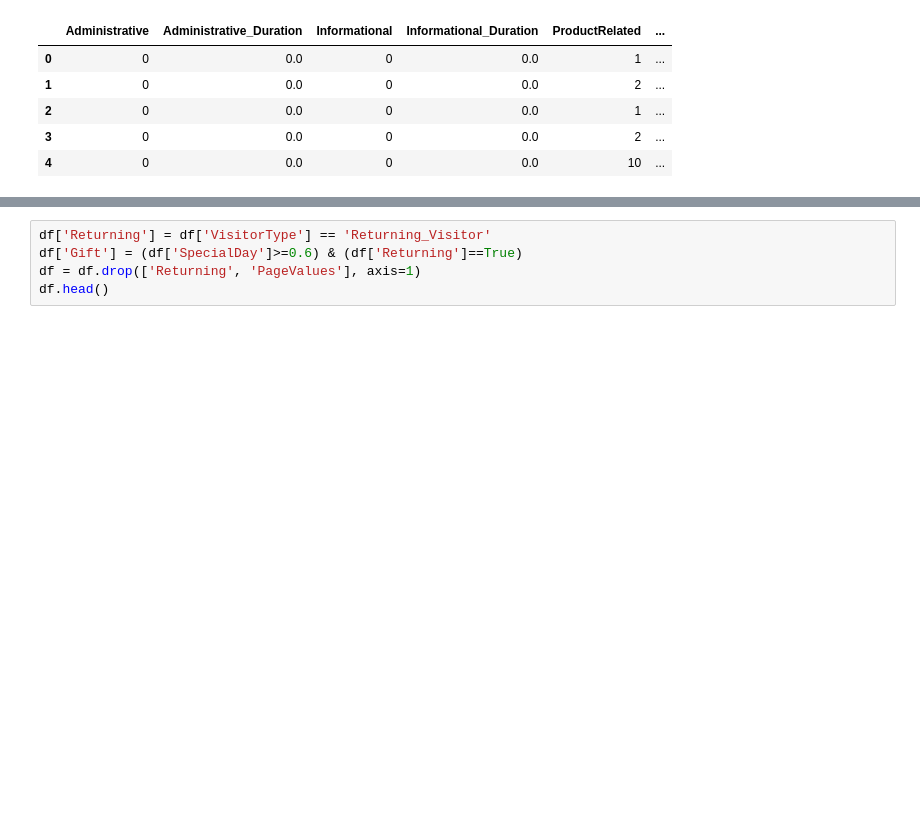
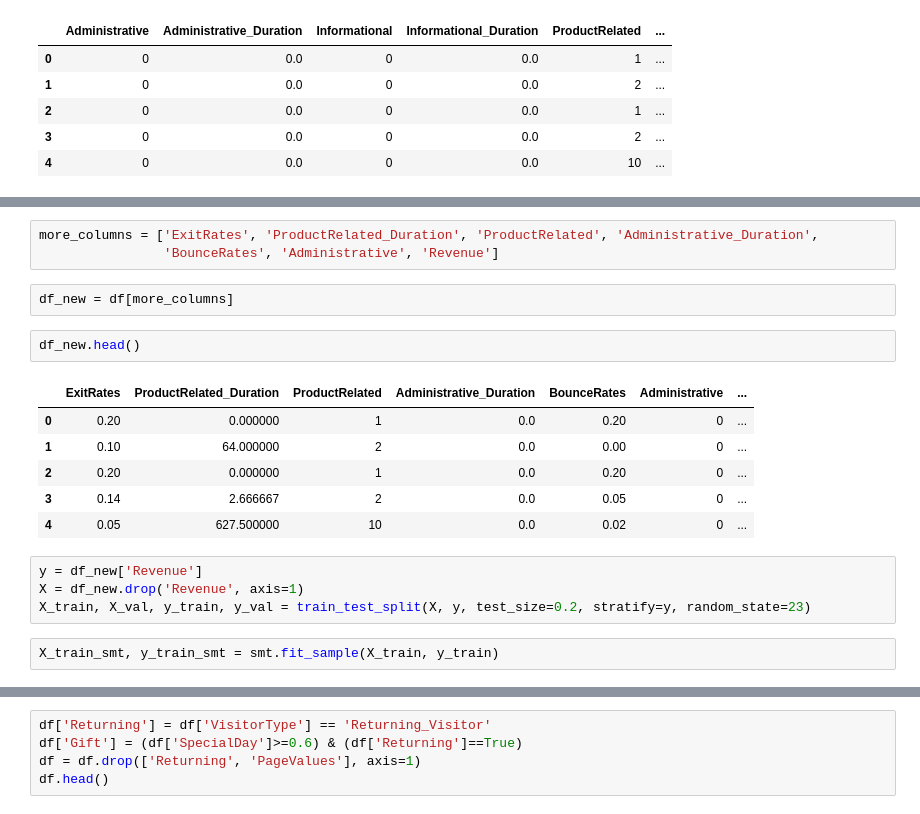
Before and after one commit to AndrewArnett/BuildWeek2, a Jupyter notebook: Build_Week_2.ipynb, the cells around one changed output, grey strips where cells are left out. Saved outputs shown, nothing was run; the diff lists cells and outputs as text; blank space fills up the shorter version.

```diff
--- a/Build_Week_2.ipynb
+++ b/Build_Week_2.ipynb
@@ -65,0 +113,20 @@ df.head()
+# %%
+more_columns = ['ExitRates', 'ProductRelated_Duration', 'ProductRelated', 'Administrative_Duration',
+                'BounceRates', 'Administrative', 'Revenue']
+# %%
+df_new = df[more_columns]
+# %%
+df_new.head()
+# %% [output]
+|  | ExitRates | ProductRelated_Duration | ProductRelated | Administrative_Duration | BounceRates | Administrative | ... |
+| 0 | 0.20 | 0.000000 | 1 | 0.0 | 0.20 | 0 | ... |
+| 1 | 0.10 | 64.000000 | 2 | 0.0 | 0.00 | 0 | ... |
+| 2 | 0.20 | 0.000000 | 1 | 0.0 | 0.20 | 0 | ... |
+| 3 | 0.14 | 2.666667 | 2 | 0.0 | 0.05 | 0 | ... |
+| 4 | 0.05 | 627.500000 | 10 | 0.0 | 0.02 | 0 | ... |
+# %%
+y = df_new['Revenue']
+X = df_new.drop('Revenue', axis=1)
+X_train, X_val, y_train, y_val = train_test_split(X, y, test_size=0.2, stratify=y, random_state=23)
+# %%
+X_train_smt, y_train_smt = smt.fit_sample(X_train, y_train)
```
Also changed, not shown: parts of 37 cells of this notebook.
